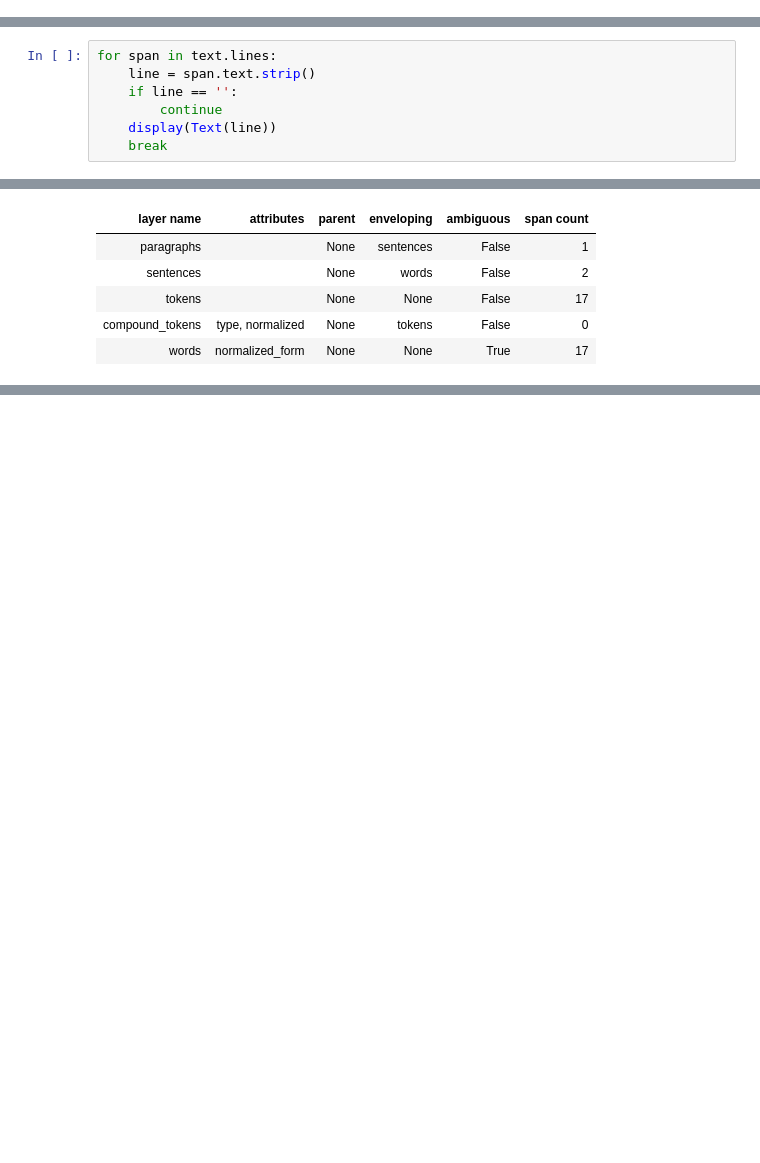
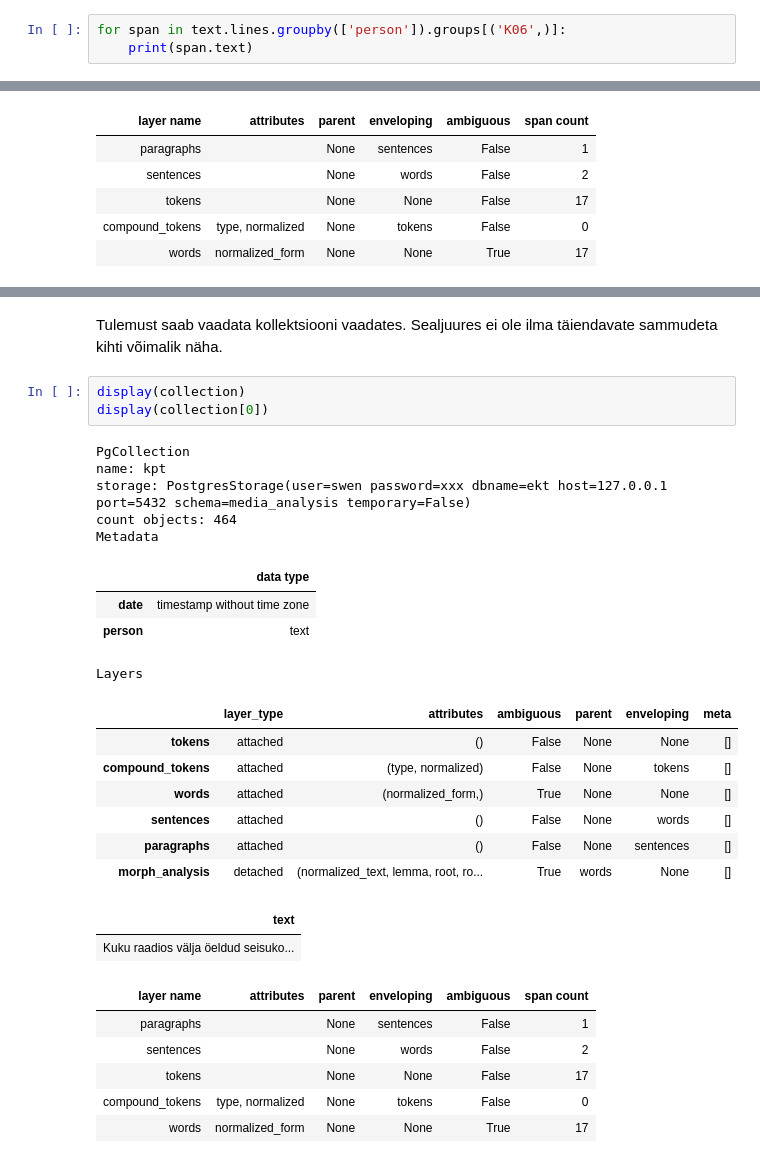
Before and after one commit to estnltk/presentation, a Jupyter notebook: 2019_10_05_EKT_workshop/EstNLTK_collections.ipynb, the cells around one changed output, grey strips where cells are left out. Saved outputs shown, nothing was run; the diff lists cells and outputs as text; blank space fills up the shorter version.

```diff
--- a/2019_10_05_EKT_workshop/EstNLTK_collections.ipynb
+++ b/2019_10_05_EKT_workshop/EstNLTK_collections.ipynb
@@ -332,0 +321,3 @@ DataFrame.from_dict(text.lines.groupby(['person']).count, orient='index', column
+# %%
+for span in text.lines.groupby(['person']).groups[('K06',)]:
+    print(span.text)
@@ -363,7 +343,0 @@ ImportError: cannot import name 'strip'
-# %%
-for span in text.lines:
-    line = span.text.strip()
-    if line == '':
-        continue
-    display(Text(line))
-    break
@@ -600,0 +527,30 @@ collection.select(JsonbTextQuery('morph_analysis', lemma='kuku')).head()
+# %% [markdown]
+Tulemust saab vaadata kollektsiooni vaadates. Sealjuures ei ole ilma täiendavate sammudeta kihti võimalik näha.
+# %%
+display(collection)
+display(collection[0])
+# %% [output]
+PgCollection
+name: kpt
+storage: PostgresStorage(user=swen password=xxx dbname=ekt host=127.0.0.1 port=5432 schema=media_analysis temporary=False)
+count objects: 464
+Metadata
+|  | data type |
+| date | timestamp without time zone |
+| person | text |
+Layers
+|  | layer_type | attributes | ambiguous | parent | enveloping | meta |
+| tokens | attached | () | False | None | None | [] |
+| compound_tokens | attached | (type, normalized) | False | None | tokens | [] |
+| words | attached | (normalized_form,) | True | None | None | [] |
+| sentences | attached | () | False | None | words | [] |
+| paragraphs | attached | () | False | None | sentences | [] |
+| morph_analysis | detached | (normalized_text, lemma, root, ro... | True | words | None | [] |
+| text |
+| Kuku raadios välja öeldud seisuko... |
+| layer name | attributes | parent | enveloping | ambiguous | span count |
+| paragraphs |  | None | sentences | False | 1 |
+| sentences |  | None | words | False | 2 |
+| tokens |  | None | None | False | 17 |
+| compound_tokens | type, normalized | None | tokens | False | 0 |
+| words | normalized_form | None | None | True | 17 |
```
Also changed, not shown: parts of 82 cells of this notebook.
